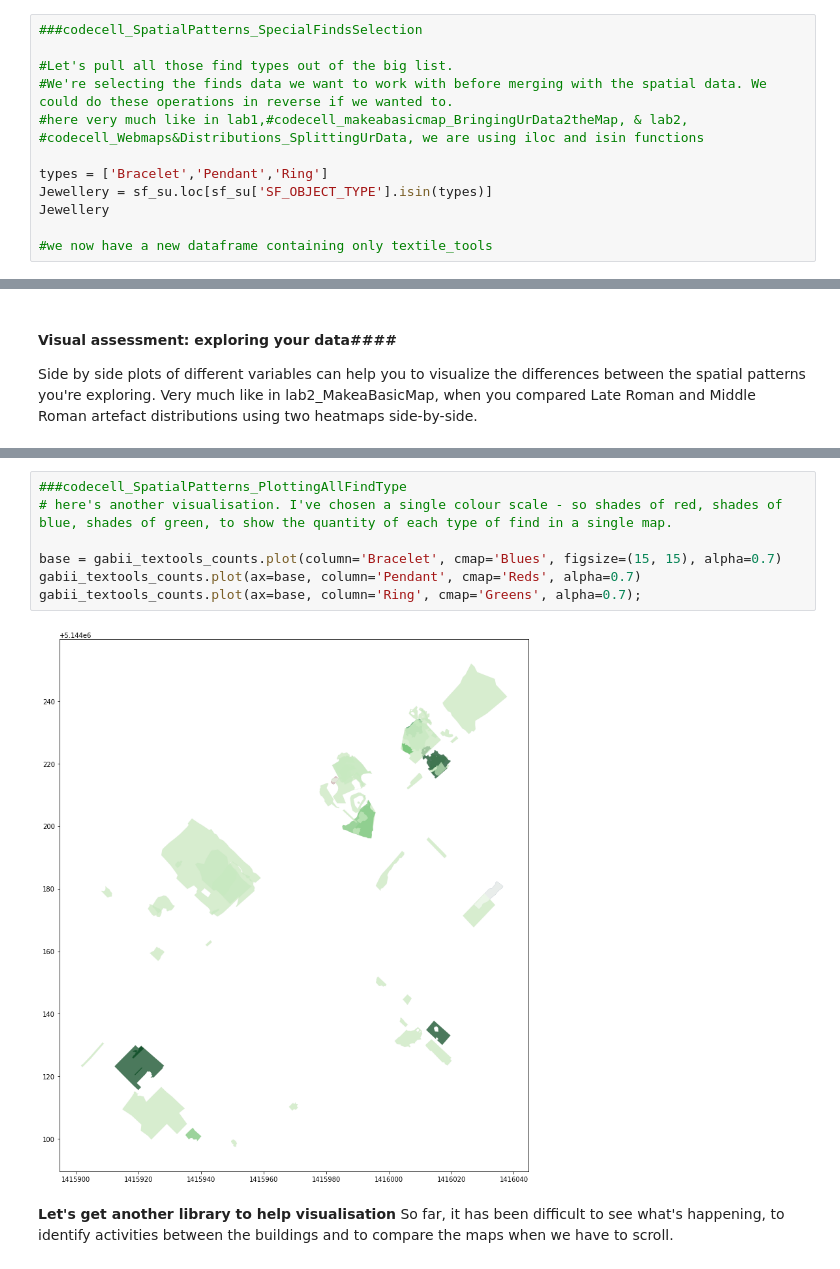
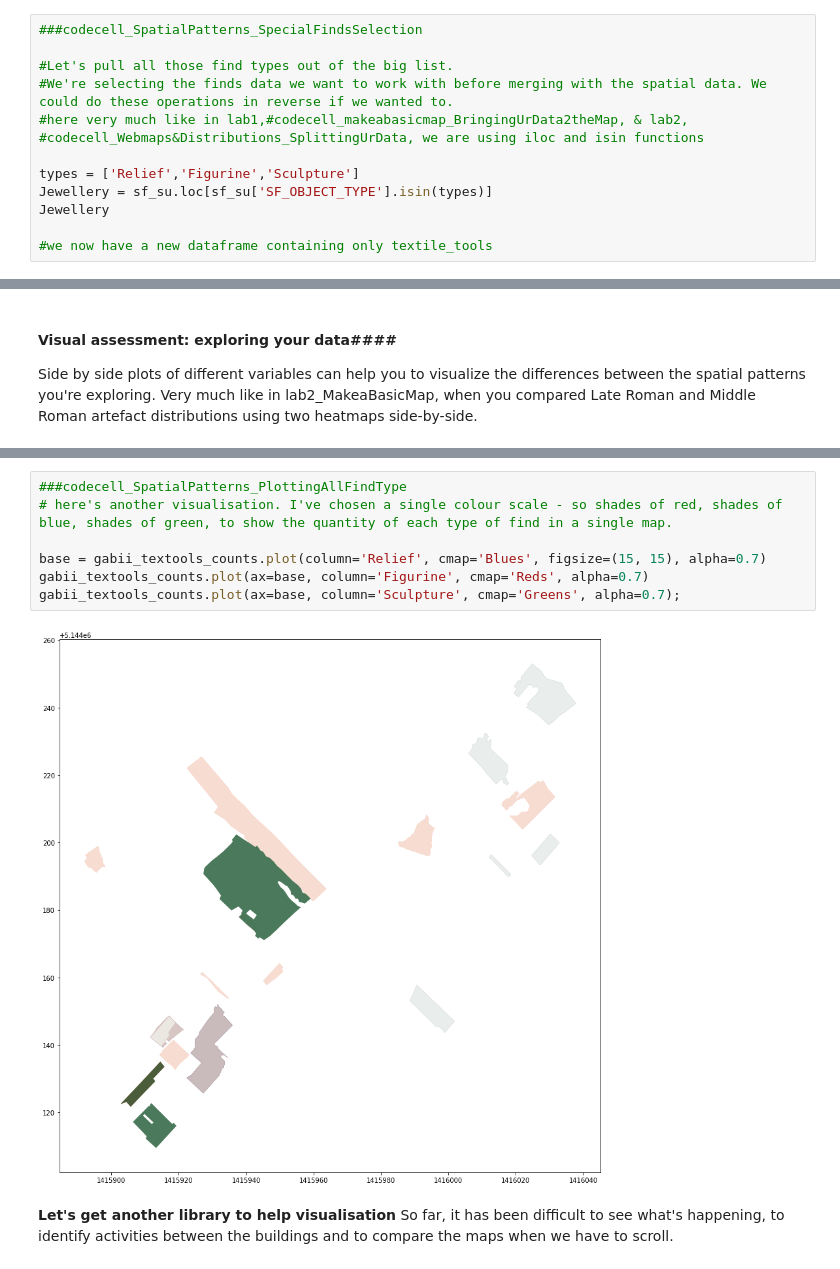
Before and after one commit to EleniAthanasiadou1994/GIS, a Jupyter notebook: Assignment_5.ipynb, the cells around one changed output, grey strips where cells are left out. Drawn from its saved outputs; the diff is of its cells as text.

```diff
--- a/Assignment_5.ipynb
+++ b/Assignment_5.ipynb
@@ -214,7 +214,7 @@ As this data is not yet spatial and only associated with a stratigraphic unit, l
 #We're selecting the finds data we want to work with before merging with the spatial data. We could do these operations in reverse if we wanted to.
 #here very much like in lab1,#codecell_makeabasicmap_BringingUrData2theMap, & lab2, #codecell_Webmaps&Distributions_SplittingUrData, we are using iloc and isin functions
 
-types = ['Bracelet','Pendant','Ring']
+types = ['Relief','Figurine','Sculpture']
 Jewellery = sf_su.loc[sf_su['SF_OBJECT_TYPE'].isin(types)]
 Jewellery
 
@@ -403,12 +420,12 @@ gabii_textools_counts.plot(column='Ring', cmap='Accent', figsize=(15, 15), legen
 # %%
 ###codecell_SpatialPatterns_PlottingAllFindType
 # here's another visualisation. I've chosen a single colour scale - so shades of red, shades of blue, shades of green, to show the quantity of each type of find in a single map.
 
-base = gabii_textools_counts.plot(column='Bracelet', cmap='Blues', figsize=(15, 15), alpha=0.7)
-gabii_textools_counts.plot(ax=base, column='Pendant', cmap='Reds', alpha=0.7)
-gabii_textools_counts.plot(ax=base, column='Ring', cmap='Greens', alpha=0.7);
+base = gabii_textools_counts.plot(column='Relief', cmap='Blues', figsize=(15, 15), alpha=0.7)
+gabii_textools_counts.plot(ax=base, column='Figurine', cmap='Reds', alpha=0.7)
+gabii_textools_counts.plot(ax=base, column='Sculpture', cmap='Greens', alpha=0.7);
 # %% [output]
-[figure, old version]
+[figure, new version]
 # %% [markdown]
 **Let's get another library to help visualisation**
 So far, it has been difficult to see what's happening, to identify activities between the buildings and to compare the maps when we have to scroll.
```
Also changed, not shown: parts of 26 cells of this notebook.
